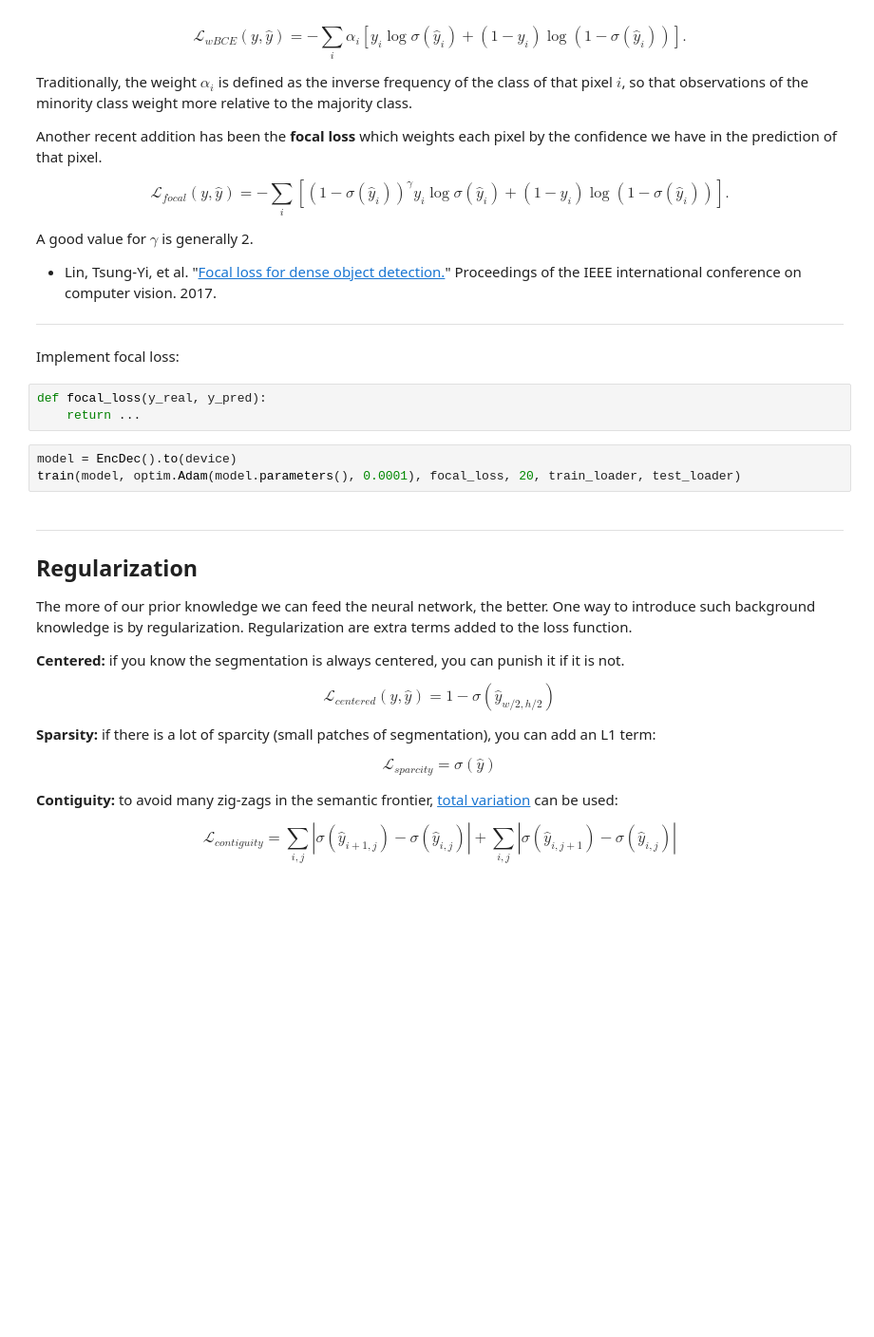
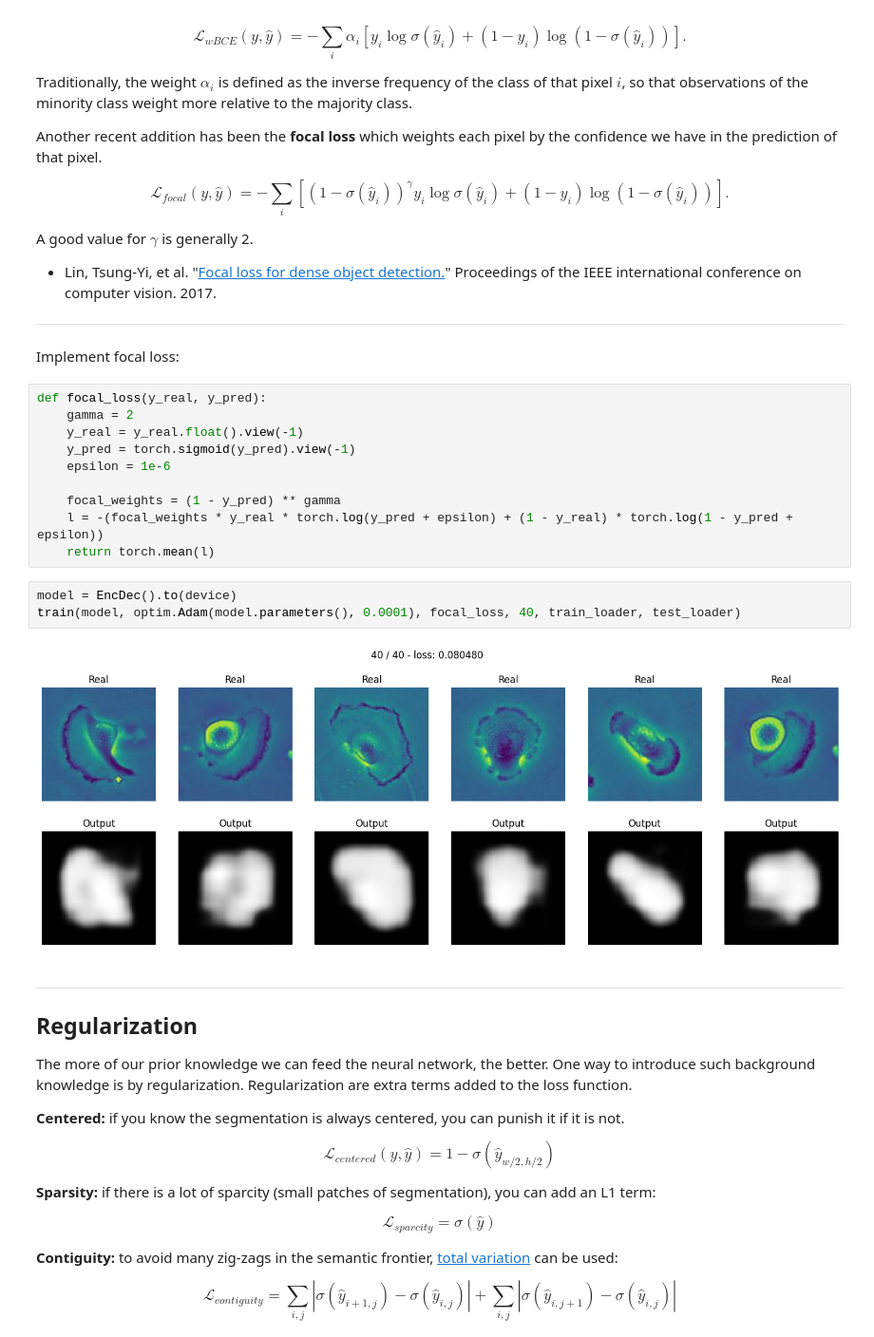
Before and after one commit to yundongbot/02516-IDLCV, a Jupyter notebook: exe/exe2/IDLCV_Exercise_2_2_Segmentation.ipynb, the cells around one changed output. Shown at 95% size. Saved outputs shown, nothing was run; the diff lists cells and outputs as text; blank space fills up the shorter version.

```diff
--- a/exe/exe2/IDLCV_Exercise_2_2_Segmentation.ipynb
+++ b/exe/exe2/IDLCV_Exercise_2_2_Segmentation.ipynb
@@ -301,12 +337,21 @@ A good value for $\gamma$ is generally 2.
 ------------------------------------------------------------------------------------------------------
 
 Implement focal loss:
-# %%
-def focal_loss(y_real, y_pred):
-    return ...
+# %%
+def focal_loss(y_real, y_pred):
+    gamma = 2
+    y_real = y_real.float().view(-1)
+    y_pred = torch.sigmoid(y_pred).view(-1)
+    epsilon = 1e-6
+
+    focal_weights = (1 - y_pred) ** gamma
+    l = -(focal_weights * y_real * torch.log(y_pred + epsilon) + (1 - y_real) * torch.log(1 - y_pred + epsilon))
+    return torch.mean(l)
 # %%
 model = EncDec().to(device)
-train(model, optim.Adam(model.parameters(), 0.0001), focal_loss, 20, train_loader, test_loader)
+train(model, optim.Adam(model.parameters(), 0.0001), focal_loss, 40, train_loader, test_loader)
+# %% [output]
+[figure, added]
 # %% [markdown]
 ----------------------------------------------------------------------------------------------
 
```
Also changed, not shown: parts of 26 cells of this notebook, 1 other file.
